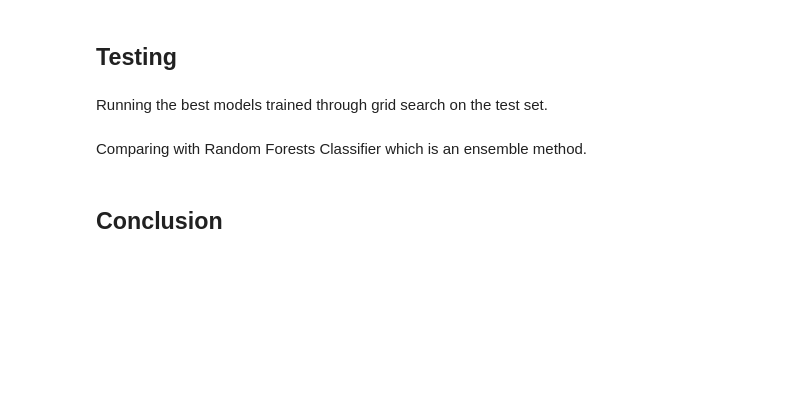
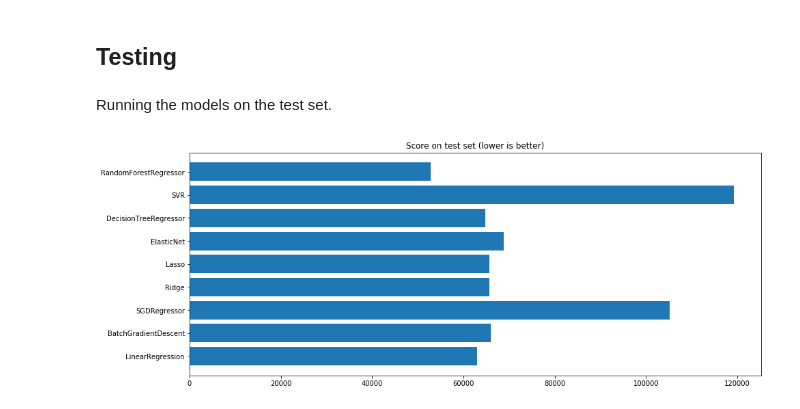
Before and after one commit to claree007/Housing-Prices, a Jupyter notebook: Housing_Prices.ipynb, the cells around one changed output. Drawn from its saved outputs; the diff is of its cells as text; code cells hidden in the pictures; blank space fills up the shorter version.

```diff
--- a/Housing_Prices.ipynb
+++ b/Housing_Prices.ipynb
@@ -315,30 +333,30 @@ Best validation Score: 117169.88970219147
 # %% [markdown]
 <h2>Testing</h2>
 # %% [markdown]
-Running the best models trained through grid search on the test set.
+Running the models on the test set.
 # %%
+scores = []
 models = []
 model_names = ['LinearRegression', 'BatchGradientDescent', 'SGDRegressor',
-               'Ridge', 'Lasso', 'ElasticNet', 'DecisionTreeRegressor', 'SVR']
+               'Ridge', 'Lasso', 'ElasticNet', 'DecisionTreeRegressor', 'SVR',
+               'RandomForestRegressor']
+
+# test models on test data
+X_test = lin_reg_pipeline.transform(X_test.values)
 
 # load models from saved pickle file
 for name in model_names:
     try:
         with open(name + '.pickle', 'rb') as f:
-            model = load(f)
-            print(model)
-            #model.fit(X_train_bias, y_train)
-            models.append(model)
+            models.append(load(f))
+            y_predict = models[-1].predict(X_test)
+            scores.append(np.sqrt(mean_squared_error(y_test, y_predict)))
     except:
         pass
 
-# test models on test data
-X_test = lin_reg_pipeline.transform(X_test.values)
-
-for model in models:
-    print(type(model).__name__)
-    y_predict = model.predict(X_test)
-    print("Score:", np.sqrt(mean_squared_error(y_test, y_predict)))
-    print('\n')
+fig = plt.figure(figsize=(15, 6))
+plt.barh(model_names, scores, align='center')
+plt.title("Score on test set (lower is better)")
+plt.show()
+# %% [output]
+[figure, added]
-# %% [markdown]
-Comparing with Random Forests Classifier which is an ensemble method.
@@ -354,2 +362,0 @@ print("Score:", np.sqrt(mean_squared_error(y_test, y_predict)))
-# %% [markdown]
-<h2>Conclusion</h2>
```
Also changed, not shown: parts of 5 cells of this notebook.
